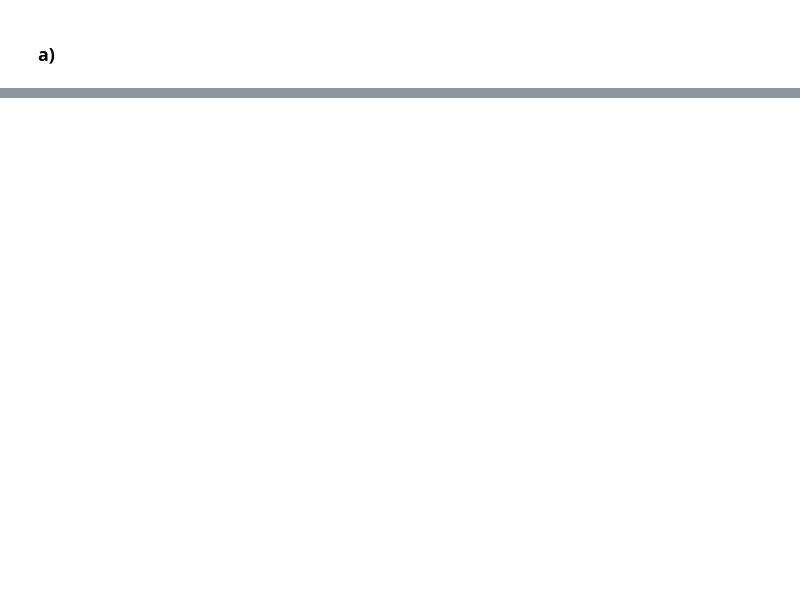
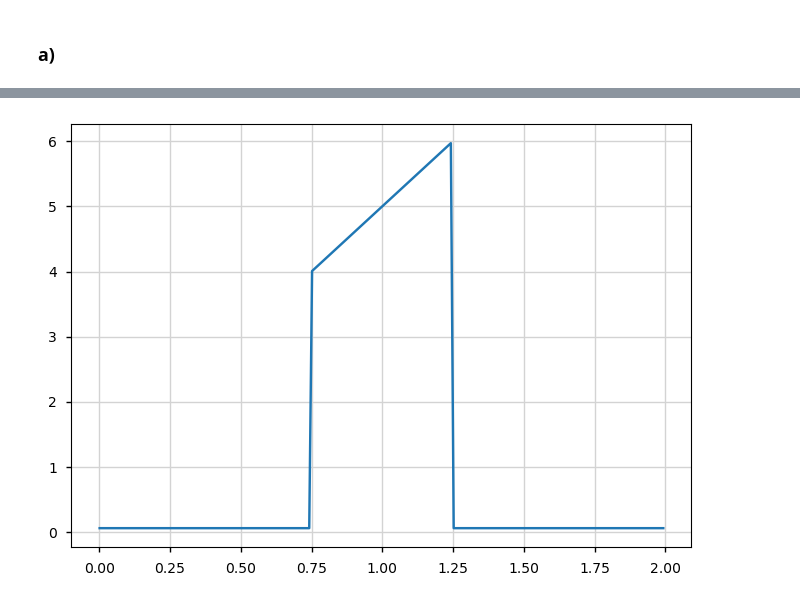
Before and after one commit to Rob2U/MathematikIII, a Jupyter notebook: Blatt 9/Aufgabe9.1.ipynb, the cells around one changed output, grey strips where cells are left out. Cells and saved outputs as stored; diff of their text form; code cells hidden in the pictures; blank space fills up the shorter version.

```diff
--- a/Blatt 9/Aufgabe9.1.ipynb
+++ b/Blatt 9/Aufgabe9.1.ipynb
@@ -40,0 +55,8 @@ ax.minorticks_on();
+# %%
+fig, ax = plt.subplots()
+plt.grid(visible=True, which="both", color="lightgray")
+
+X_X_n = np.abs(X_n(4)-X)
+ax.plot(vals, X_X_n);
+# %% [output]
+[figure, added]
```
Also changed, not shown: parts of 1 cell of this notebook.
